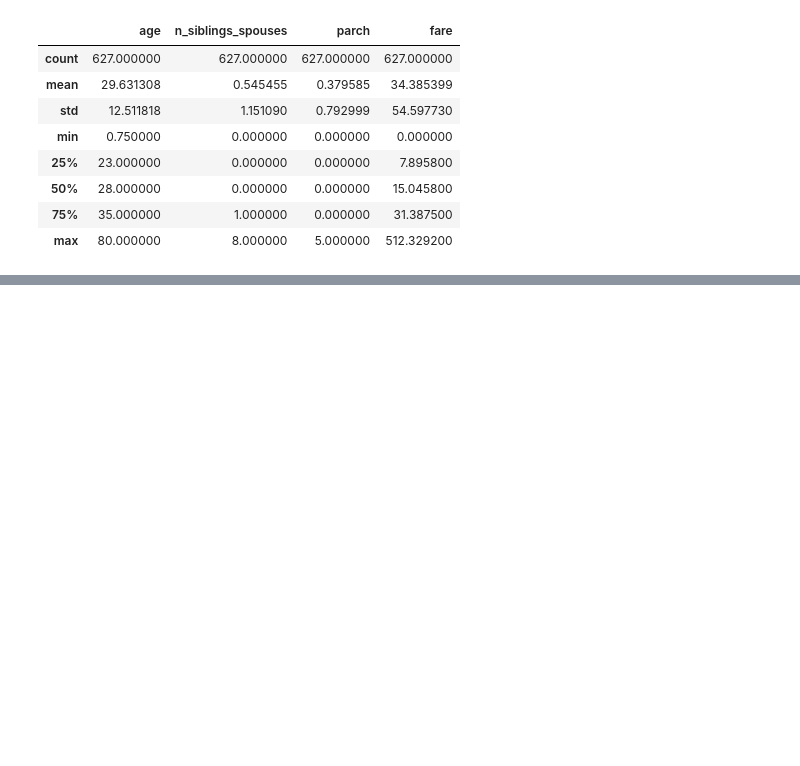
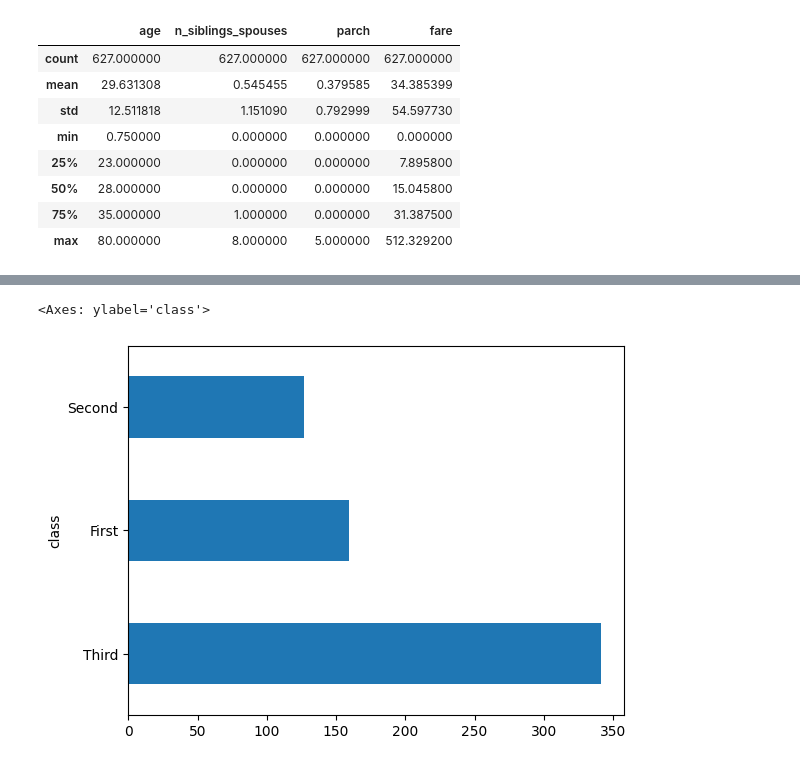
Before and after one commit to CharlieWalkerHimanshu/TensorFlow, a Jupyter notebook: Core_Learning_Algorithms_by_Himanshu.ipynb, the cells around one changed output, grey strips where cells are left out. Cells and saved outputs as stored; diff of their text form; code cells hidden in the pictures; blank space fills up the shorter version.

```diff
--- a/Core_Learning_Algorithms_by_Himanshu.ipynb
+++ b/Core_Learning_Algorithms_by_Himanshu.ipynb
@@ -134,0 +167,5 @@ dftrain.describe()
+# %%
+dftrain['class'].value_counts().plot(kind='barh')
+# %% [output]
+<Axes: ylabel='class'>
+[figure, added]
```
Also changed, not shown: parts of 11 cells of this notebook.
